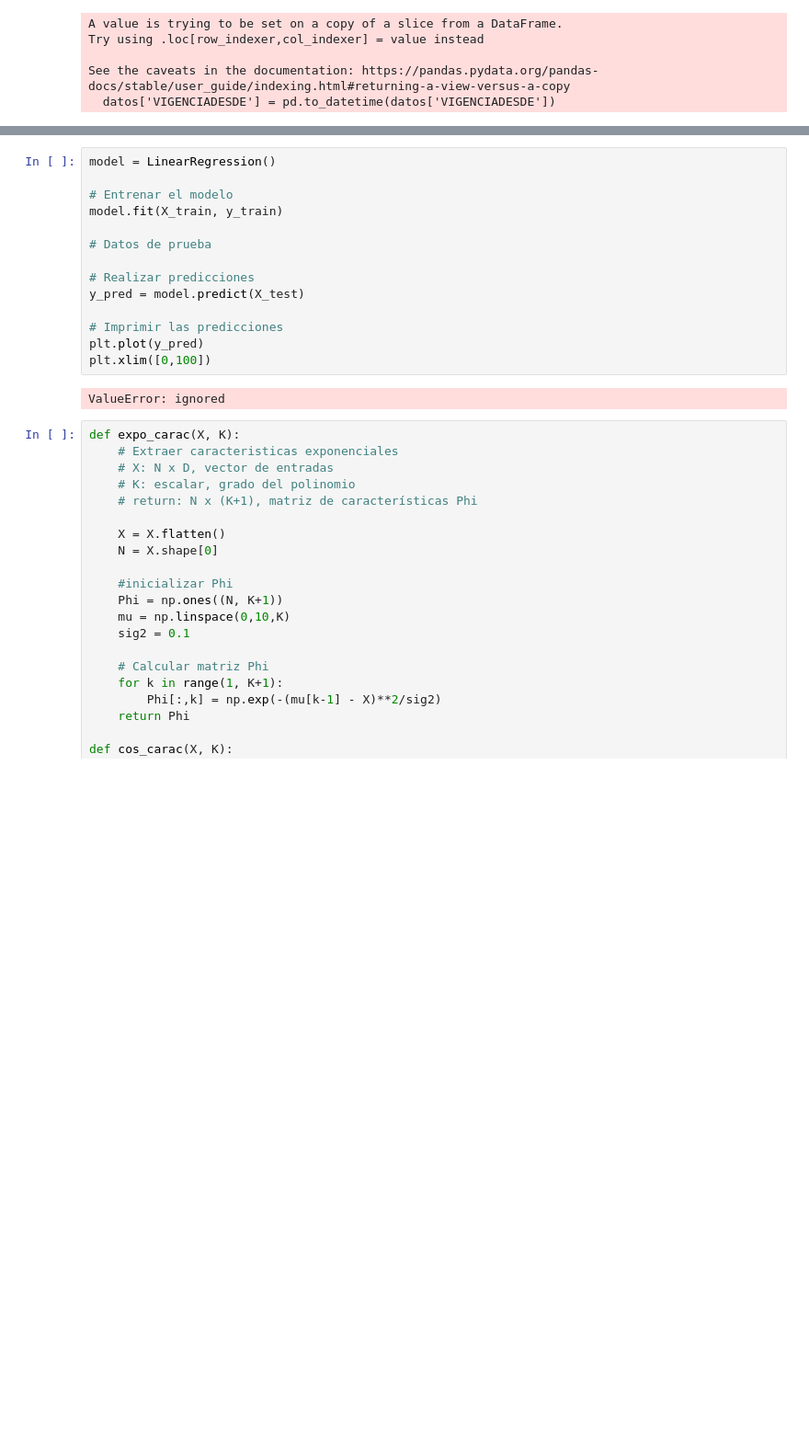
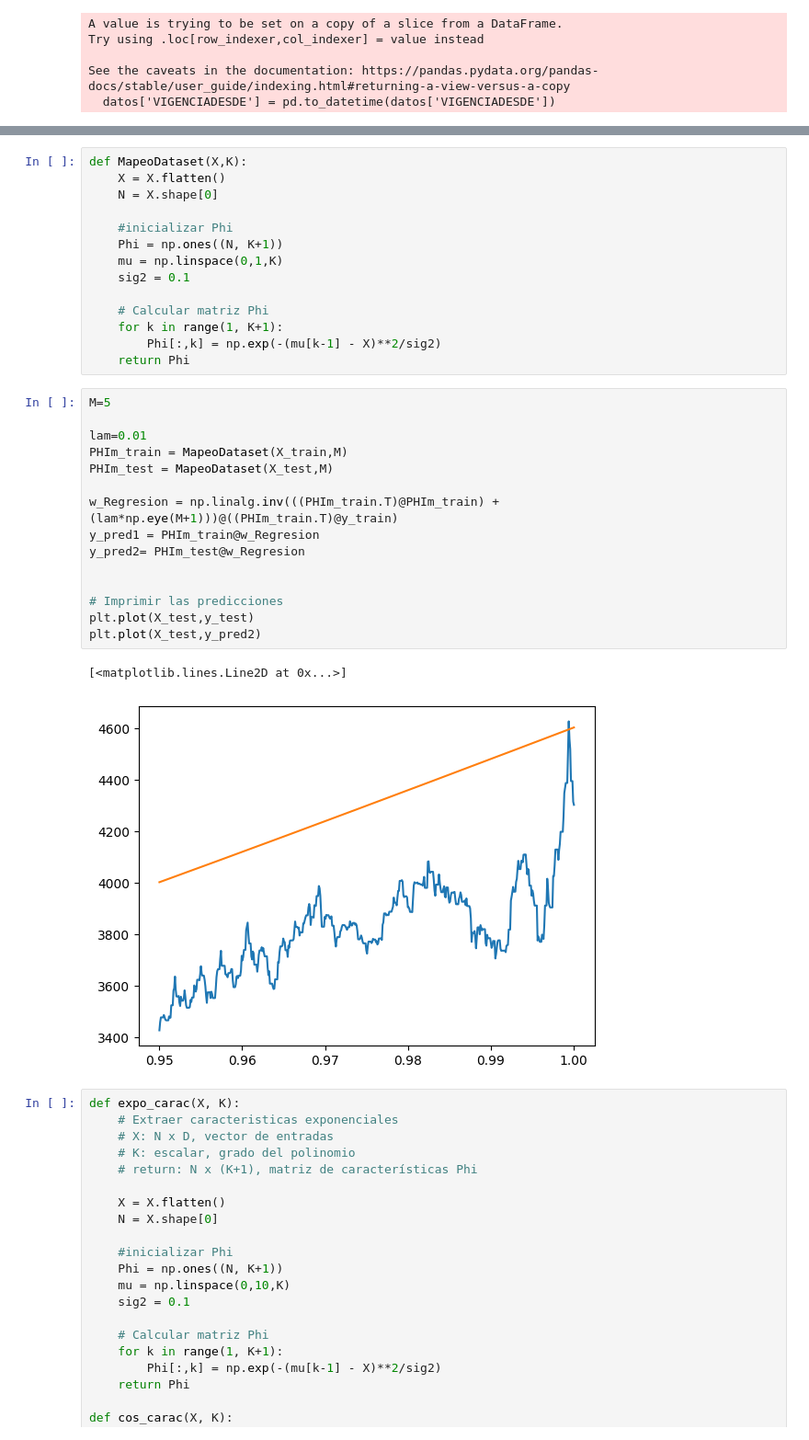
Before and after one commit to cabb1808/ProyectoSenales3, a Jupyter notebook: Proyecto_Final.ipynb, the cells around one changed output, grey strips where cells are left out. Shown at 92% size. Cells and saved outputs as stored; diff of their text form; blank space fills up the shorter version.

```diff
--- a/Proyecto_Final.ipynb
+++ b/Proyecto_Final.ipynb
@@ -96,19 +90,35 @@ DatetimeIndex(['1991-12-02', '1991-12-03', '1991-12-04', '1991-12-05',
-# %%
-model = LinearRegression()
-
-# Entrenar el modelo
-model.fit(X_train, y_train)
-
-# Datos de prueba
-
-# Realizar predicciones
-y_pred = model.predict(X_test)
-
-# Imprimir las predicciones
-plt.plot(y_pred)
-plt.xlim([0,100])
-# %% [output]
-ValueError: ignored
+# %%
+def MapeoDataset(X,K):
+    X = X.flatten()
+    N = X.shape[0]
+
+    #inicializar Phi
+    Phi = np.ones((N, K+1))
+    mu = np.linspace(0,1,K)
+    sig2 = 0.1
+
+    # Calcular matriz Phi
+    for k in range(1, K+1):
+        Phi[:,k] = np.exp(-(mu[k-1] - X)**2/sig2)
+    return Phi
+# %%
+M=5
+
+lam=0.01
+PHIm_train = MapeoDataset(X_train,M)
+PHIm_test = MapeoDataset(X_test,M)
+
+w_Regresion = np.linalg.inv(((PHIm_train.T)@PHIm_train) + (lam*np.eye(M+1)))@((PHIm_train.T)@y_train)
+y_pred1 = PHIm_train@w_Regresion
+y_pred2= PHIm_test@w_Regresion
+
+
+# Imprimir las predicciones
+plt.plot(X_test,y_test)
+plt.plot(X_test,y_pred2)
+# %% [output]
+[<matplotlib.lines.Line2D at 0x...>]
+[figure, added]
 # %%
 def expo_carac(X, K):
     # Extraer caracteristicas exponenciales
```
Also changed, not shown: parts of 1 cell of this notebook.
